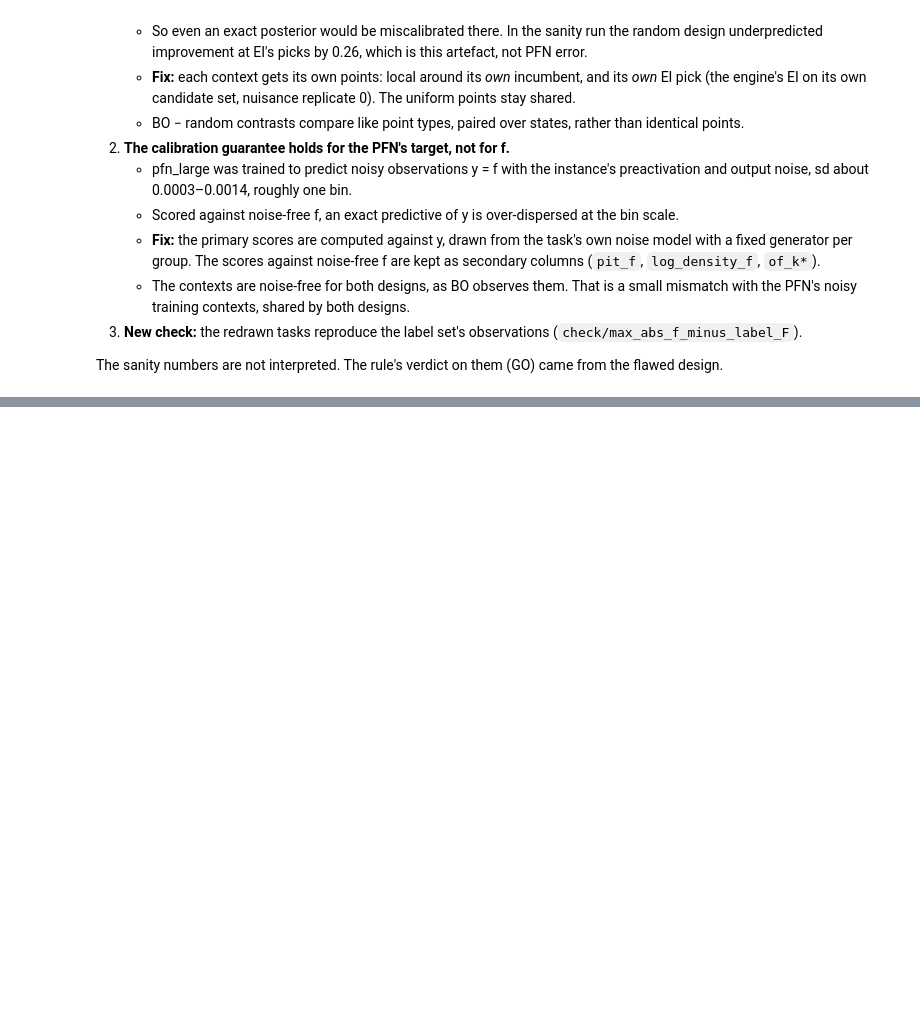
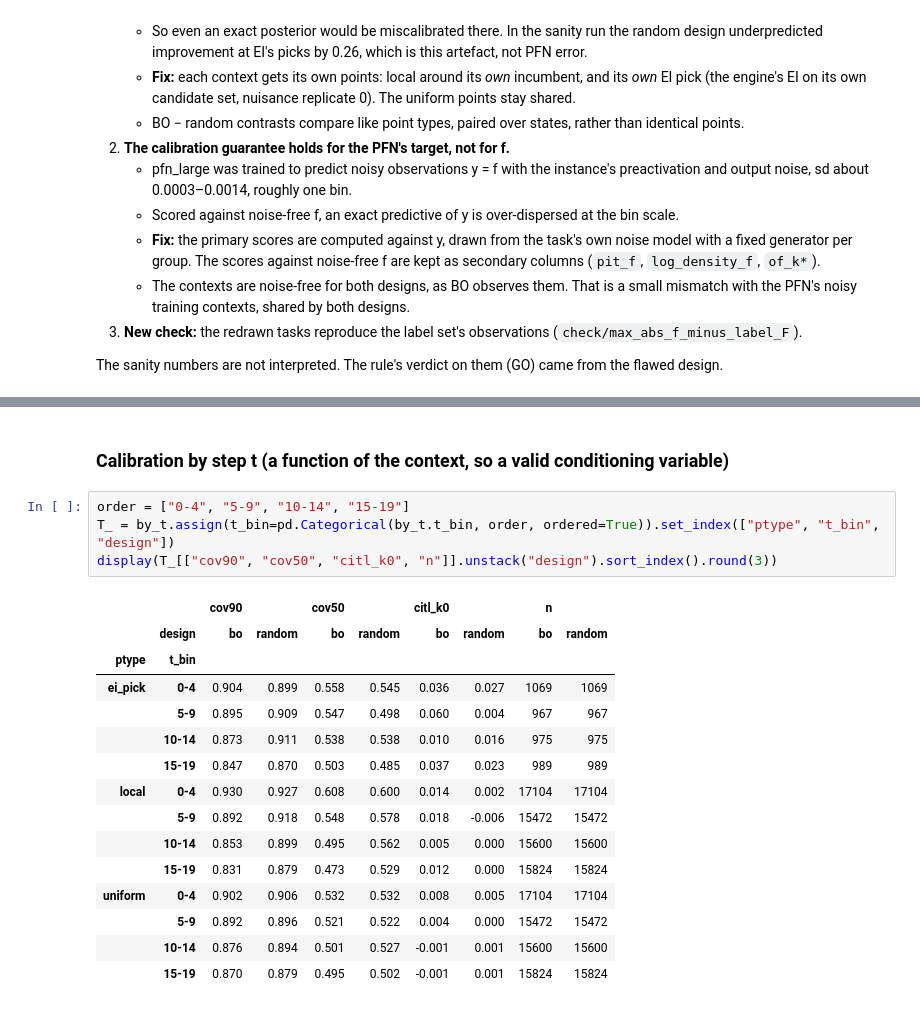
Before and after one commit to timruhkopf/anytime-acquisition, a Jupyter notebook: notebooks/10_2026-11-12_pfn_bo_inference.ipynb, the cells around one changed output, grey strips where cells are left out. Drawn from its saved outputs; the diff is of its cells as text; blank space fills up the shorter version.

```diff
--- a/notebooks/10_2026-11-12_pfn_bo_inference.ipynb
+++ b/notebooks/10_2026-11-12_pfn_bo_inference.ipynb
@@ -124,0 +277,22 @@ The GO / NO-GO criterion from the description, evaluated, in one line. Record it
+# %% [markdown]
+### Calibration by step t (a function of the context, so a valid conditioning variable)
+# %%
+order = ["0-4", "5-9", "10-14", "15-19"]
+T_ = by_t.assign(t_bin=pd.Categorical(by_t.t_bin, order, ordered=True)).set_index(["ptype", "t_bin", "design"])
+display(T_[["cov90", "cov50", "citl_k0", "n"]].unstack("design").sort_index().round(3))
+# %% [output]
+|  |  | cov90 |  | cov50 |  | citl_k0 |  | n |  |
+|  | design | bo | random | bo | random | bo | random | bo | random |
+| ptype | t_bin |  |  |  |  |  |  |  |  |
+| ei_pick | 0-4 | 0.904 | 0.899 | 0.558 | 0.545 | 0.036 | 0.027 | 1069 | 1069 |
+|  | 5-9 | 0.895 | 0.909 | 0.547 | 0.498 | 0.060 | 0.004 | 967 | 967 |
+|  | 10-14 | 0.873 | 0.911 | 0.538 | 0.538 | 0.010 | 0.016 | 975 | 975 |
+|  | 15-19 | 0.847 | 0.870 | 0.503 | 0.485 | 0.037 | 0.023 | 989 | 989 |
+| local | 0-4 | 0.930 | 0.927 | 0.608 | 0.600 | 0.014 | 0.002 | 17104 | 17104 |
+|  | 5-9 | 0.892 | 0.918 | 0.548 | 0.578 | 0.018 | -0.006 | 15472 | 15472 |
+|  | 10-14 | 0.853 | 0.899 | 0.495 | 0.562 | 0.005 | 0.000 | 15600 | 15600 |
+|  | 15-19 | 0.831 | 0.879 | 0.473 | 0.529 | 0.012 | 0.000 | 15824 | 15824 |
+| uniform | 0-4 | 0.902 | 0.906 | 0.532 | 0.532 | 0.008 | 0.005 | 17104 | 17104 |
+|  | 5-9 | 0.892 | 0.896 | 0.521 | 0.522 | 0.004 | 0.000 | 15472 | 15472 |
+|  | 10-14 | 0.876 | 0.894 | 0.501 | 0.527 | -0.001 | 0.001 | 15600 | 15600 |
+|  | 15-19 | 0.870 | 0.879 | 0.495 | 0.502 | -0.001 | 0.001 | 15824 | 15824 |
```
Also changed, not shown: parts of 17 cells of this notebook, 17 other files.
